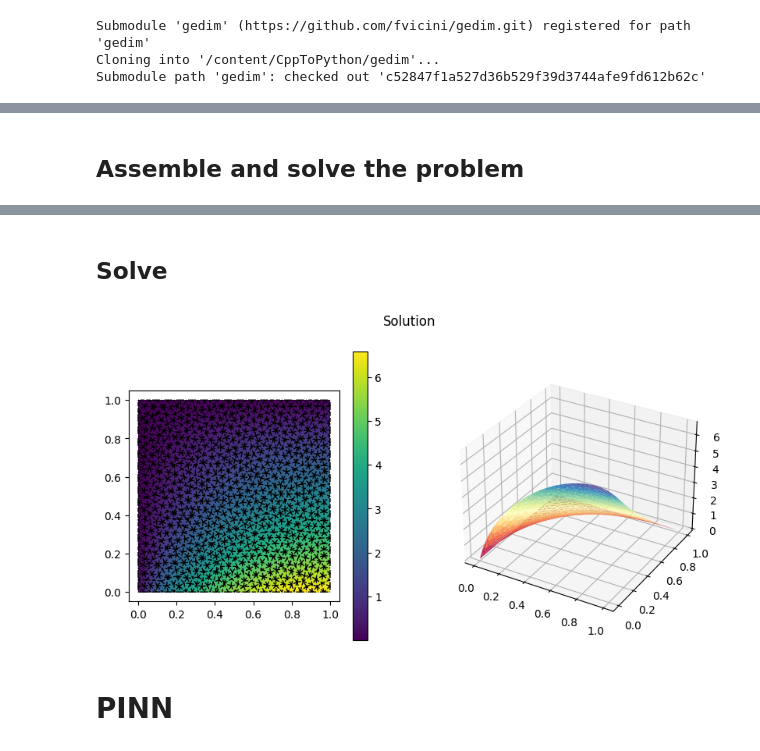
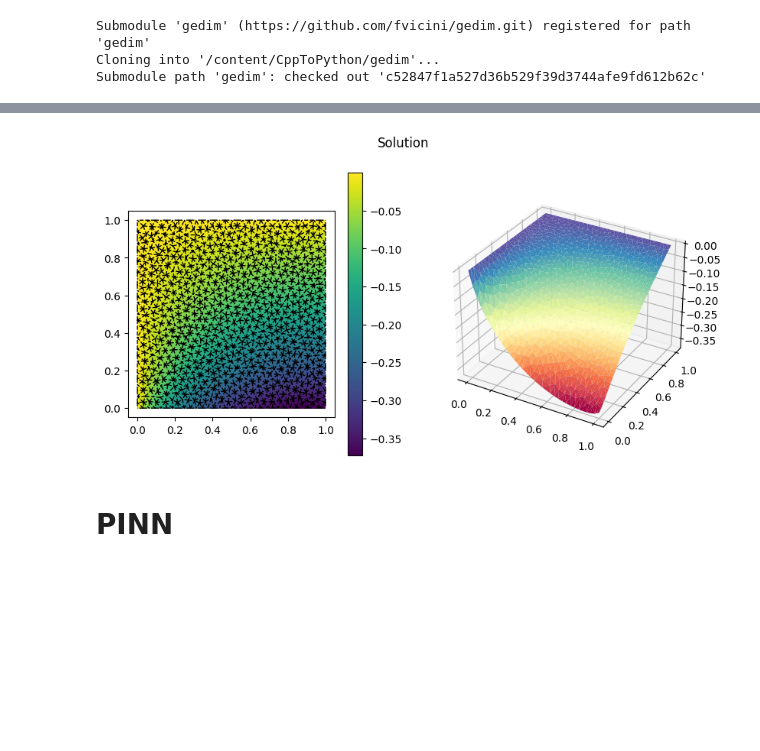
Before and after one commit to gioanateora/Project_MOR, a Jupyter notebook: Projects_solution.ipynb, the cells around one changed output, grey strips where cells are left out. Drawn from its saved outputs; the diff is of its cells as text; code cells hidden in the pictures; blank space fills up the shorter version.

```diff
--- a/Projects_solution.ipynb
+++ b/Projects_solution.ipynb
@@ -53,0 +82,6 @@ Compare the results with standard ROM based on Greedy approach, both in terms of
+# %%
+tol_ratio = 1.
+
+df['great'] = np.array(df.ratio >= tol_ratio)
+
+df.describe(include='all')
@@ -144,3 +146,7 @@ fig.show()
 [interactive output not drawn]
 [interactive output not drawn]
 [interactive output not drawn]
+# %%
+train=df.sample(frac=0.8,random_state=200)
+test=df.drop(train.index)
+train.describe(include='all')
@@ -227,3 +278 @@ gedim.PlotDofs(mesh, dofs, strongs)
-# %% [markdown]
-## Assemble and solve the problem
 # %%
@@ -289,12 +339,10 @@ files.download('./solutionValues.csv')
 # %% [output]
 [interactive output not drawn]
 [interactive output not drawn]
-# %% [markdown]
-## Solve
 # %%
-gedim.PlotSolution(mesh, dofs, strongs, solution, solutionStrong)
+gedim.PlotSolution(mesh, dofs, strongs, solution[:, -1], solutionStrong)
 # %% [output]
-[figure, old version]
+[figure, new version]
 # %% [markdown]
 # PINN
 # %% [markdown]
```
Also changed, not shown: parts of 23 cells of this notebook.
